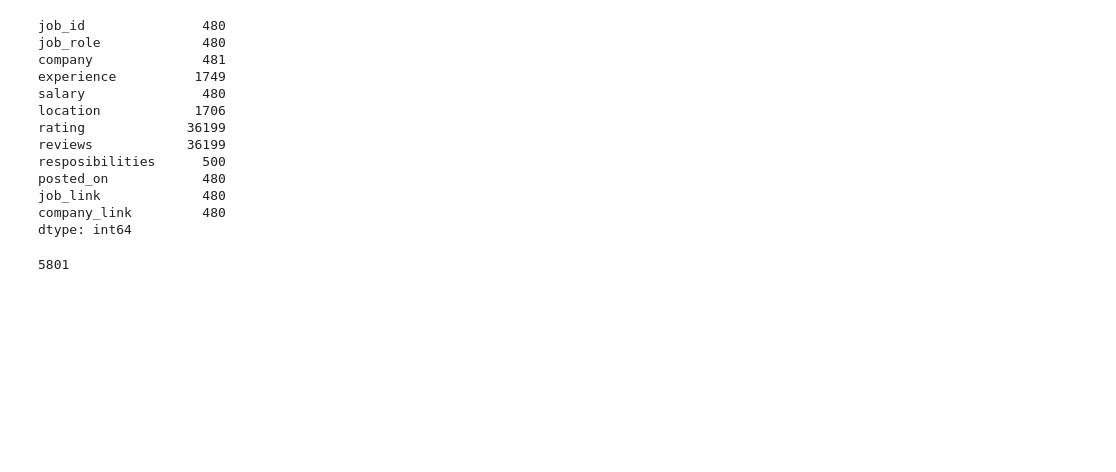
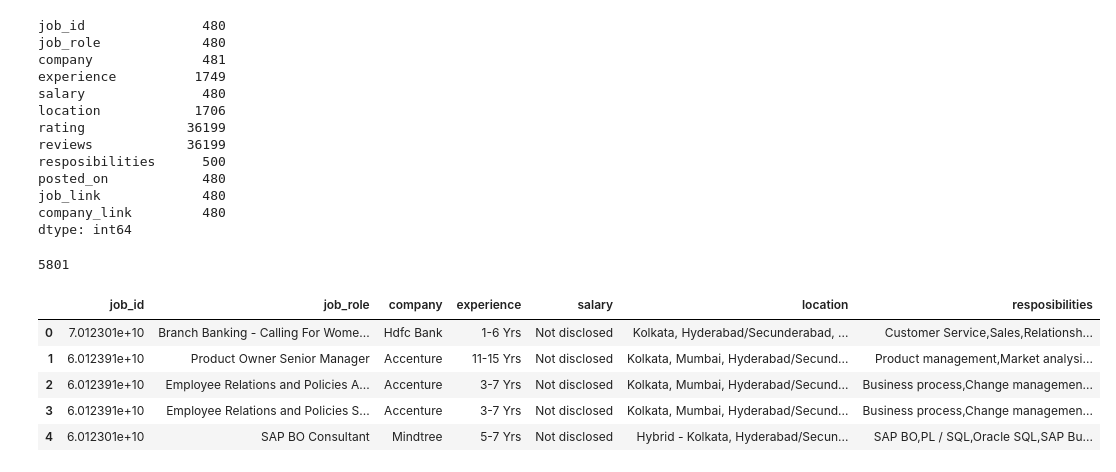
Before and after one commit to nitindhami/EDA, a Jupyter notebook: Explore.ipynb, the cells around one changed output. Cells and saved outputs as stored; diff of their text form; code cells hidden in the pictures; blank space fills up the shorter version.

```diff
--- a/Explore.ipynb
+++ b/Explore.ipynb
@@ -80,3 +80,15 @@ dtype: int64
 df.duplicated().sum()
 # %% [output]
 5801
+# %%
+#remove Un-necessary columns
+df.drop(columns=['rating','reviews','posted_on','job_link','company_link'],inplace=True)
+# %%
+df.head()
+# %% [output]
+|  | job_id | job_role | company | experience | salary | location | resposibilities |
+| 0 | 7.012301e+10 | Branch Banking - Calling For Wome... | Hdfc Bank | 1-6 Yrs | Not disclosed | Kolkata, Hyderabad/Secunderabad, ... | Customer Service,Sales,Relationsh... |
+| 1 | 6.012391e+10 | Product Owner Senior Manager | Accenture | 11-15 Yrs | Not disclosed | Kolkata, Mumbai, Hyderabad/Secund... | Product management,Market analysi... |
+| 2 | 6.012391e+10 | Employee Relations and Policies A... | Accenture | 3-7 Yrs | Not disclosed | Kolkata, Mumbai, Hyderabad/Secund... | Business process,Change managemen... |
+| 3 | 6.012391e+10 | Employee Relations and Policies S... | Accenture | 3-7 Yrs | Not disclosed | Kolkata, Mumbai, Hyderabad/Secund... | Business process,Change managemen... |
+| 4 | 6.012301e+10 | SAP BO Consultant | Mindtree | 5-7 Yrs | Not disclosed | Hybrid - Kolkata, Hyderabad/Secun... | SAP BO,PL / SQL,Oracle SQL,SAP Bu... |
```
Also changed, not shown: parts of 10 cells of this notebook.
